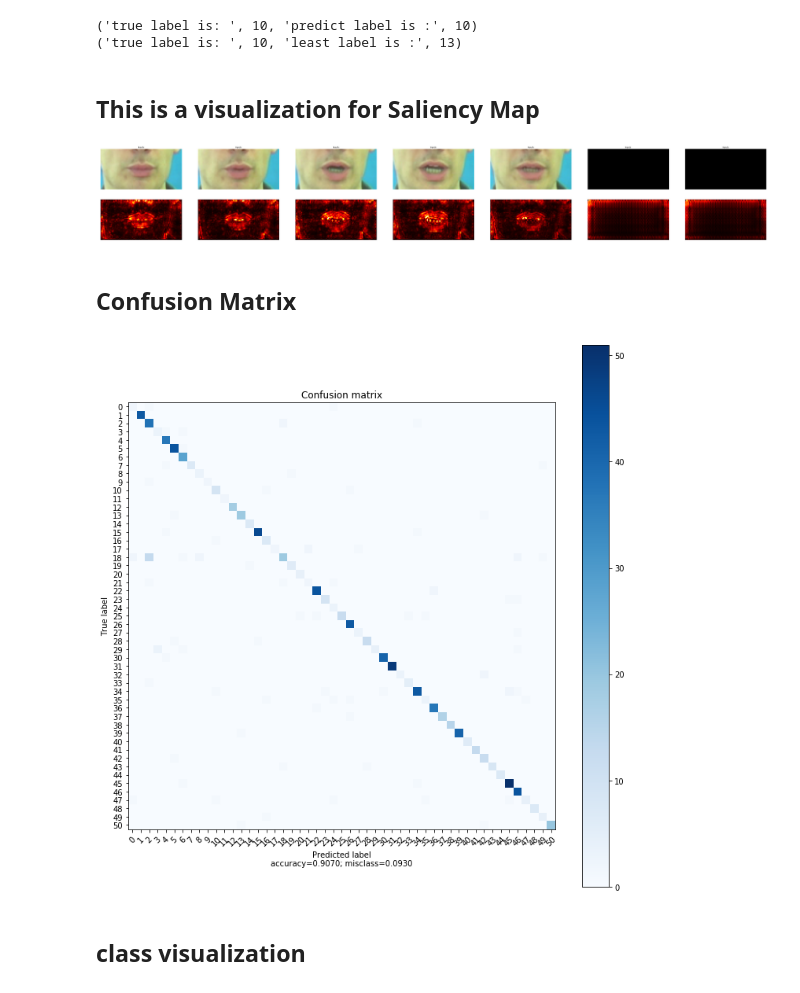
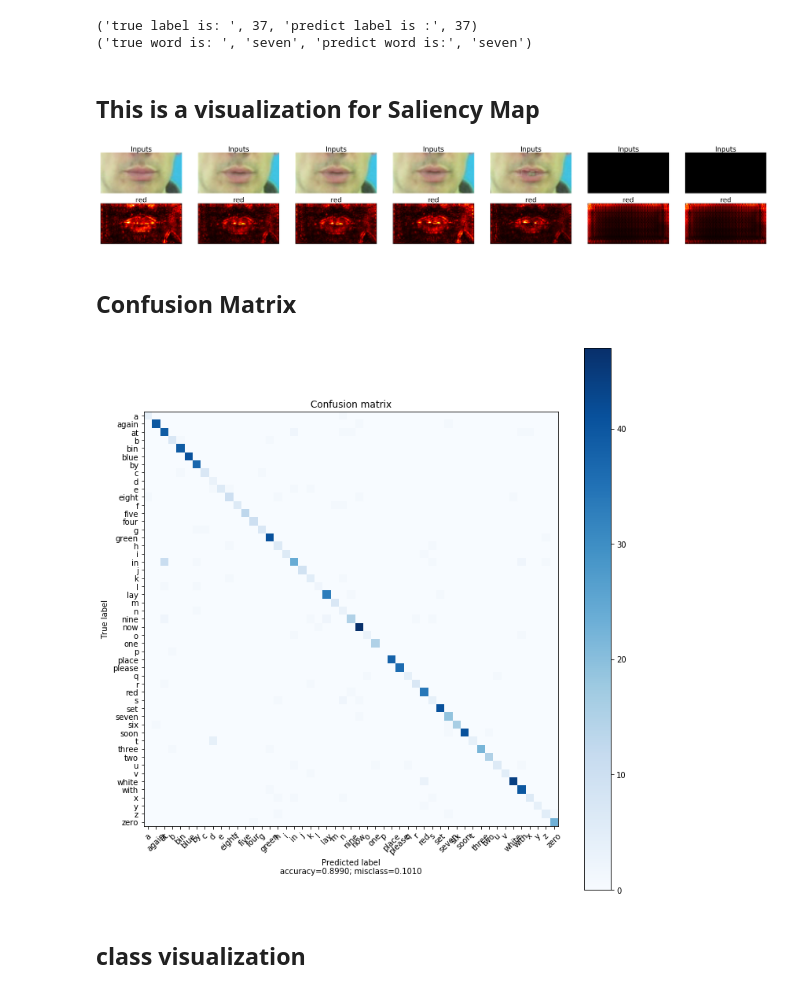
Before and after one commit to danisbet/machine-lip-reading, a Jupyter notebook: vis.ipynb, the cells around one changed output. Cells and saved outputs as stored; diff of their text form; code cells hidden in the pictures.

```diff
--- a/vis.ipynb
+++ b/vis.ipynb
@@ -173,26 +175,31 @@ Non-trainable params: 0.0
 _________________________________________________________________
 # %%
 # choose one sample to test
-ind = 18
+import pickle
+with open('le.p', 'rb') as handle:
+    le = pickle.load(handle)
+ind = 41
 preds = model.predict(np.expand_dims(x_test[ind],0))
 pred_label = np.argmax(preds)
 least_label = np.argmin(preds)
 true_label = np.argmax(y_test[ind])
 print("true label is: ",true_label, "predict label is :", pred_label )
-print("true label is: ",true_label, "least label is :", least_label )
+
+print("true word is: ", le.inverse_transform(true_label),
+      "predict word is:",le.inverse_transform(pred_label) )
 # print("probabilities: ",preds)
 # %% [output]
-('true label is: ', 10, 'predict label is :', 10)
-('true label is: ', 10, 'least label is :', 13)
+('true label is: ', 37, 'predict label is :', 37)
+('true word is: ', 'seven', 'predict word is:', 'seven')
 # %%
 # check score for baseline
 # prepare for integrated gradient
 from scipy.ndimage import imread
 sil_img = imread('preprocessing/sil_img.png')
 sil_img = np.stack([sil_img for _ in range(x_test[ind].shape[0])], axis =0)
-preds = model.predict(np.expand_dims(sil_img,0))
-pred_label = np.argmax(preds)
-least_label = np.argmin(preds)
+# preds = model.predict(np.expand_dims(sil_img,0))
+# pred_label = np.argmax(preds)
+# least_label = np.argmin(preds)
 # %% [markdown]
 ## This is a visualization for Saliency Map
 # %%
@@ -200,22 +207,15 @@ from keras.preprocessing import image
 from matplotlib import pylab as plt
 def show_image(image_new, grayscale = True, ax=None, title=''):
     image = image_new.copy()
+    title_size = 40
     if ax is None:
         plt.figure()
     plt.axis('off')
-
     if len(image.shape) == 2 or grayscale == True:
-#         if len(image.shape) == 3:
-#             image = np.sum(image, axis=2)
-
-#         vmax = np.percentile(image, 99)
-#         vmin = np.min(image)
-
-#         plt.imshow(image, cmap=plt.cm.gray, vmin=vmin, vmax=vmax)
-#         plt.title(title)
         if len(image.shape) == 3:
             image = np.max(np.abs(image), axis = 2)
         plt.imshow(image, cmap=plt.cm.hot)
+        plt.title(title, fontsize = title_size)
     else:
         for i in range(3):
             #image = image + 127.5
@@ -226,6 +226,6 @@ def show_image(image_new, grayscale = True, ax=None, title=''):
             image[:,:,i] = (image[:,:,i] - vmin)*(rmax-rmin)/(vmax-vmin)+rmin
         image = image.astype('uint8')
         plt.imshow(image)
-        plt.title(title)
+        plt.title(title, fontsize = title_size)
 # %%
 # (NOT USING) visualization - Vanilla Saliency Map
@@ -252,8 +252,10 @@ least_mask = least_guided_bprop.get_mask(x_test[ind])
 plt.figure(figsize=(70,10))
 
 for i in range(7):
-    show_image(mask[i], grayscale = True, ax=plt.subplot(2,7,8+i), title='GuidedBackprop')
+    show_image(mask[i], grayscale = True, ax=plt.subplot(2,7,8+i),
+               title=le.inverse_transform(pred_label))
     show_image(x_test[ind][i],grayscale = False, ax=plt.subplot(2,7,1+i), title='Inputs')
+plt.savefig('saliency_map.png', dpi=300)
     #show_image(least_mask[i], ax=plt.subplot(6,7,8+i), title='GuidedBackprop')
 # for i in range(7):
 #     show_image(mask_saliency[i],grayscale = True, ax=plt.subplot(4,7,15+i), title='GradientSaliency')
@@ -262,7 +264,7 @@ for i in range(7):
 #     show_image(mask_integrated[i], grayscale = True, ax=plt.subplot(4,7,22+i), title='IntegratedGradients')
 #     #show_image(least_mask_integrated[i], ax=plt.subplot(6,7,36+i), title='IntegratedGradients')
 # %% [output]
-[figure, old version]
+[figure, new version]
 # %% [markdown]
 ## Confusion Matrix
 # %%
@@ -352,10 +336,12 @@ def plot_confusion_matrix(cm,
     plt.show()
 # %%
-
-plot_confusion_matrix(cm = cm, target_names = range(51), title='Confusion matrix',
+import pickle
+with open('le.p', 'rb') as handle:
+    le = pickle.load(handle)
+plot_confusion_matrix(cm = cm, target_names = list(le.classes_), title='Confusion matrix',
                           normalize=True)
 # %% [output]
-[figure, old version]
+[figure, new version]
 # %% [markdown]
 ## class visualization
 # %%
```
Also changed, not shown: parts of 7 cells of this notebook, 1 other file.
